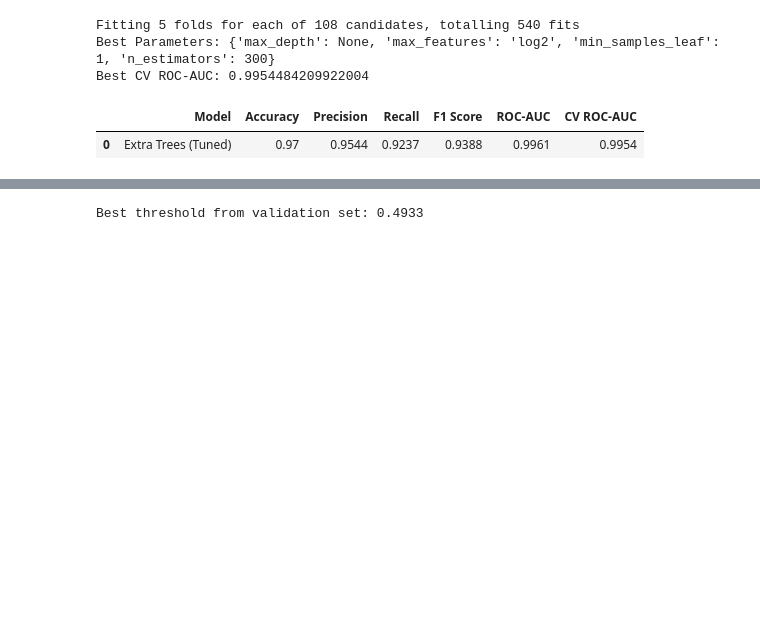
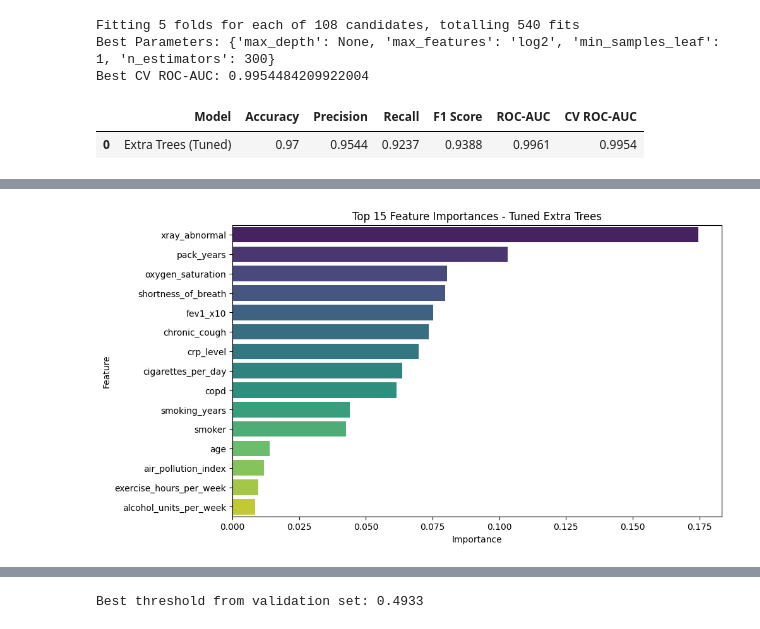
Before and after one commit to np-helios/NishthaPandey_23fe10cse00774, a Jupyter notebook: Lung_Cancer_Prediction.ipynb, the cells around one changed output, grey strips where cells are left out. Saved outputs shown, nothing was run; the diff lists cells and outputs as text; code cells hidden in the pictures; blank space fills up the shorter version.

```diff
--- a/Lung_Cancer_Prediction.ipynb
+++ b/Lung_Cancer_Prediction.ipynb
@@ -528,3 +568,10 @@ Best Parameters: {'max_depth': None, 'max_features': 'log2', 'min_samples_leaf':
 Best CV ROC-AUC: 0.9954484209922004
 |  | Model | Accuracy | Precision | Recall | F1 Score | ROC-AUC | CV ROC-AUC |
 | 0 | Extra Trees (Tuned) | 0.97 | 0.9544 | 0.9237 | 0.9388 | 0.9961 | 0.9954 |
+# %%
+feature_importance_df = pd.DataFrame({
+    "Feature": feature_names,
+    "Importance": best_et.feature_importances_
+}).sort_values("Importance", ascending=False)
+
+feature_importance_df.head(15)
@@ -530,0 +595,14 @@ Best CV ROC-AUC: 0.9954484209922004
+# %%
+plt.figure(figsize=(10, 6))
+sns.barplot(
+    data=feature_importance_df.head(15),
+    x="Importance",
+    y="Feature",
+    hue="Feature",
+    palette="viridis",
+    legend=False
+)
+plt.title("Top 15 Feature Importances - Tuned Extra Trees")
+plt.show()
+# %% [output]
+[figure, added]
```
Also changed, not shown: parts of 9 cells of this notebook.
